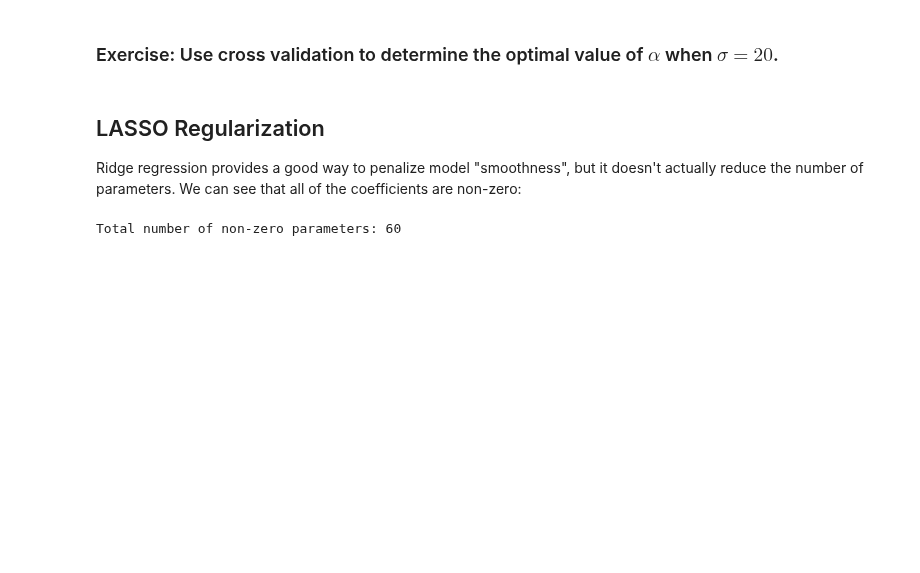
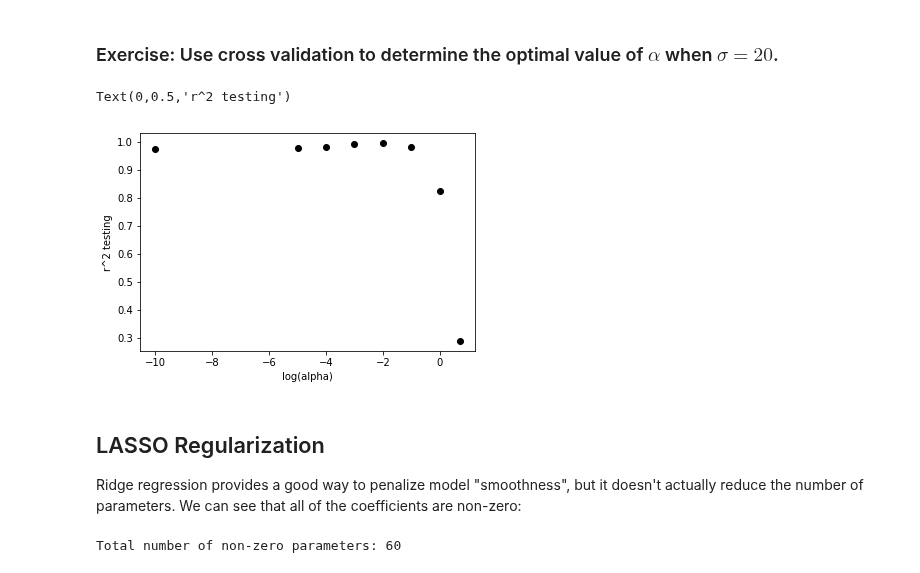
Before and after one commit to medford-group/data_analytics_ChE, a Jupyter notebook: 2-regression/lecture-complexity_optimization.ipynb, the cells around one changed output. Cells and saved outputs as stored; diff of their text form; code cells hidden in the pictures; blank space fills up the shorter version.

```diff
--- a/2-regression/lecture-complexity_optimization.ipynb
+++ b/2-regression/lecture-complexity_optimization.ipynb
@@ -287,5 +288,28 @@ The largest coefficient is 10.984.
 # %% [markdown]
 ### Exercise: Use cross validation to determine the optimal value of $\alpha$ when $\sigma=20$.
+# %%
+alphas = np.array([1e-10, 1e-5, 1e-4, 1e-3, 1e-2, 1e-1, 1, 5])
+r2s = []
+for alpha in alphas:
+
+    KRR = KernelRidge(alpha=alpha, kernel='rbf', gamma=gamma)
+    KRR.fit(x_train, y_train)
+
+    x_predict = np.linspace(min(x_peak), max(x_peak), 300) #create prediction data
+    yhat_KRR = KRR.predict(x_predict)
+
+    r2_test = KRR.score(x_peak, y_peak)
+    r2s.append(r2_test)
+
+fig, ax = plt.subplots()
+log_alpha = np.log10(alphas)
+
+ax.plot(log_alpha, r2s, 'ok')
+ax.set_xlabel('log(alpha)')
+ax.set_ylabel('r^2 testing')
+# %% [output]
+Text(0,0.5,'r^2 testing')
+[figure, added]
 # %% [markdown]
 ## LASSO Regularization
 
```
Also changed, not shown: parts of 3 cells of this notebook, 1 other file.
